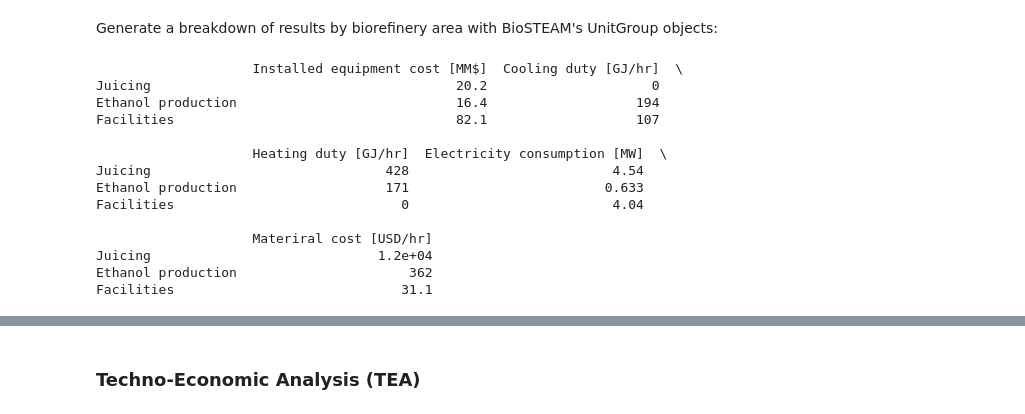
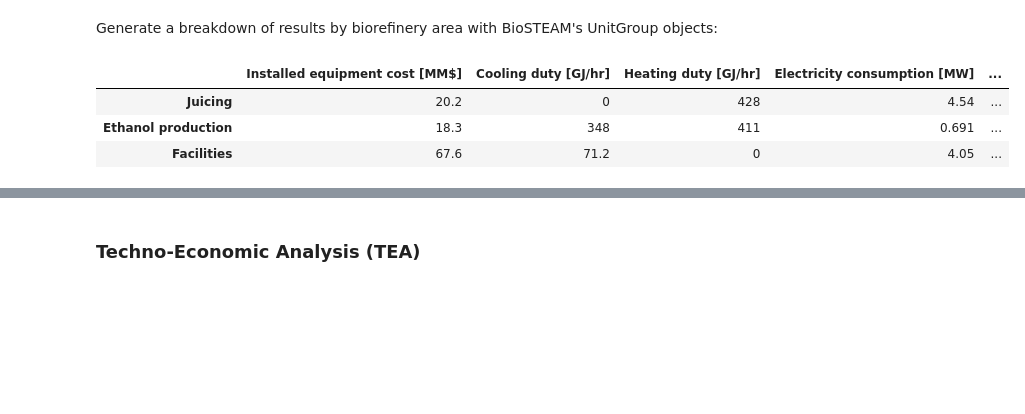
Before and after one commit to BioSTEAMDevelopmentGroup/biosteam, a Jupyter notebook: docs/tutorial/Building_a_biorefinery.ipynb, the cells around one changed output, grey strips where cells are left out. Saved outputs shown, nothing was run; the diff lists cells and outputs as text; code cells hidden in the pictures; blank space fills up the shorter version.

```diff
--- a/docs/tutorial/Building_a_biorefinery.ipynb
+++ b/docs/tutorial/Building_a_biorefinery.ipynb
@@ -367,13 +367,15 @@ D301 = units.VentScrubber('D301', ins=(stripping_water, R301-0),
                           gas=('CO2',))
 
 # Separate 99% of yeast
-C301 = units.SolidsCentrifuge('C301', T301-0, outs=('', 'recycle_yeast'),
-                            split=(1, 0.99999, 1, 0.01),
-                            order=('Ethanol', 'Glucose', 'H3PO4', 'DryYeast'),
+C301 = units.SolidsCentrifuge('C301', T301-0, outs=('recycle_yeast', ''),
+                            moisture_content=0.5,
+                            split=(1, 0.99999, 0.99), # This gets reverted in the next line
+                            order=('Ethanol', 'Glucose',  'DryYeast'),
                             solids=('DryYeast',))
+C301.split[:] = 1. - C301.split
 
 # Add bottoms from scrubber
-M302 = units.Mixer('M302', [C301-0, D301-1])
+M302 = units.Mixer('M302', [C301-1, D301-1])
 P301 = units.Pump('P301', M302-0)
 
 # Heat up before beer column
@@ -512,38 +514,28 @@ Generate a breakdown of results by biorefinery area with BioSTEAM's UnitGroup ob
 # %%
 UnitGroup = bst.process_tools.UnitGroup
 juicing = UnitGroup('Juicing',
                     [U101, U102, U103, T201,
                      U201, S201, M201, T202,
                      H201, T203, P201, T204,
                      T205, P202, M202, H202,
                      T206, C201, C202, P203,
                      S202])
 ethanol_production = UnitGroup('Ethanol production',
                                [S301, F301, P306, M301,
                                 H301, T305, R301, T301,
                                 C301, M302, P301, H302,
                                 D302, P302, M303, D303,
                                 H303, U301, H304, T302,
                                 P304, T303, P305, T304,
                                 D301, P303, M305])
 facilities = UnitGroup('Facilities', sugarcane_sys.facilities)
 groups = [juicing, ethanol_production, facilities]
-print(UnitGroup.df_from_groups(groups))
+UnitGroup.df_from_groups(groups)
 # %% [output]
-                    Installed equipment cost [MM$]  Cooling duty [GJ/hr]  \
-Juicing                                       20.2                     0
-Ethanol production                            16.4                   194
-Facilities                                    82.1                   107
-
-                    Heating duty [GJ/hr]  Electricity consumption [MW]  \
-Juicing                              428                          4.54
-Ethanol production                   171                         0.633
-Facilities                             0                          4.04
-
-                    Materiral cost [USD/hr]
-Juicing                             1.2e+04
-Ethanol production                      362
-Facilities                             31.1
+|  | Installed equipment cost [MM$] | Cooling duty [GJ/hr] | Heating duty [GJ/hr] | Electricity consumption [MW] | ... |
+| Juicing | 20.2 | 0 | 428 | 4.54 | ... |
+| Ethanol production | 18.3 | 348 | 411 | 0.691 | ... |
+| Facilities | 67.6 | 71.2 | 0 | 4.05 | ... |
 # %%
 # It is also possible to automatically group units by area
 area_groups = UnitGroup.group_by_area(sugarcane_sys.units)
```
Also changed, not shown: parts of 6 cells of this notebook.
